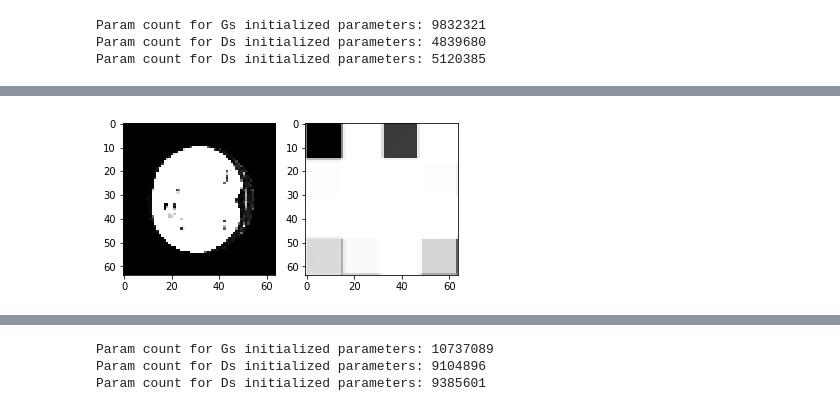
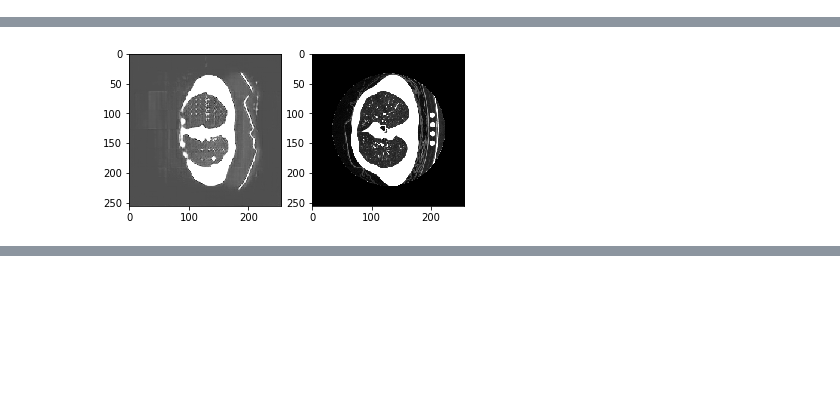
Before and after one commit to batmanlab/HA-GAN, a Jupyter notebook: results.ipynb, the cells around one changed output, grey strips where cells are left out. Cells and saved outputs as stored; diff of their text form; code cells hidden in the pictures; blank space fills up the shorter version.

```diff
--- a/results.ipynb
+++ b/results.ipynb
@@ -21,10 +106,10 @@ Param count for Ds initialized parameters: 9399137
+# %%
+XXX = X_recon.cpu().data.numpy()
 # %%
-for iii in range(10):
-    recon_x = M.G(M.E(X[ [iii] ])).cpu().data.numpy()[0,0]
-    x = X[iii].cpu().data.numpy()
+for iii in range(batch_size):
     plt.figure()
     plt.subplot(121)
-    plt.imshow(x[0], cmap = "gray")
+    plt.imshow(XXX[iii, 0, :, :], cmap = 'gray')
     plt.subplot(122)
-    plt.imshow(recon_x, cmap = "gray")
+    plt.imshow(X[iii, 0, :, :].cpu().data.numpy(), cmap = "gray")
 # %% [output]
@@ -41,7 +125,0 @@ for iii in range(10):
-# %%
-Z = torch.randn([10, 128]).cuda()
-generated_x = M.G(Z).cpu().data.numpy()
-for iii in range(10):
-    x = generated_x[iii, 0]
-    plt.figure()
-    plt.imshow(x, cmap = "gray")
@@ -59,20 +126,8 @@ for iii in range(10):
-# %%
-dataset = lung_BoW_data.Dataset(size = (64, 64))
-dataloader = DataLoader(dataset, batch_size=10, shuffle=True)
-X = next(iter(dataloader))
-M = BigBiGAN.G_E_D(resolution = 64)
-M.load_state_dict(torch.load("../lung_GAN/lung_64/model/model50000"))
-# %% [output]
-Param count for Gs initialized parameters: 9832321
-Param count for Ds initialized parameters: 4839680
-Param count for Ds initialized parameters: 5120385
 # %%
-for iii in range(10):
-    recon_x = M.G(M.E(X[ [iii] ])).cpu().data.numpy()[0,0]
-    x = X[iii].cpu().data.numpy()
+for iii in range(batch_size):
     plt.figure()
     plt.subplot(121)
-    plt.imshow(x[0], cmap = "gray")
+    plt.imshow(XXX[iii, 0, :, :], cmap = 'gray')
     plt.subplot(122)
-    plt.imshow(recon_x, cmap = "gray")
+    plt.imshow(X[iii, 0, :, :].cpu().data.numpy(), cmap = "gray")
 # %% [output]
@@ -83 +138 @@ for iii in range(10):
-[figure, old version]
+[figure, new version]
@@ -89,10 +143,0 @@ for iii in range(10):
-# %%
-dataset = lung_BoW_data.Dataset(size = (256, 256))
-dataloader = DataLoader(dataset, batch_size=10, shuffle=True)
-X = next(iter(dataloader))
-M = BigBiGAN.G_E_D(resolution = 256)
-M.load_state_dict(torch.load("../lung_GAN/lung_256/model/model50000"))
-# %% [output]
-Param count for Gs initialized parameters: 10737089
-Param count for Ds initialized parameters: 9104896
-Param count for Ds initialized parameters: 9385601
```
Also changed, not shown: parts of 21 cells of this notebook.
